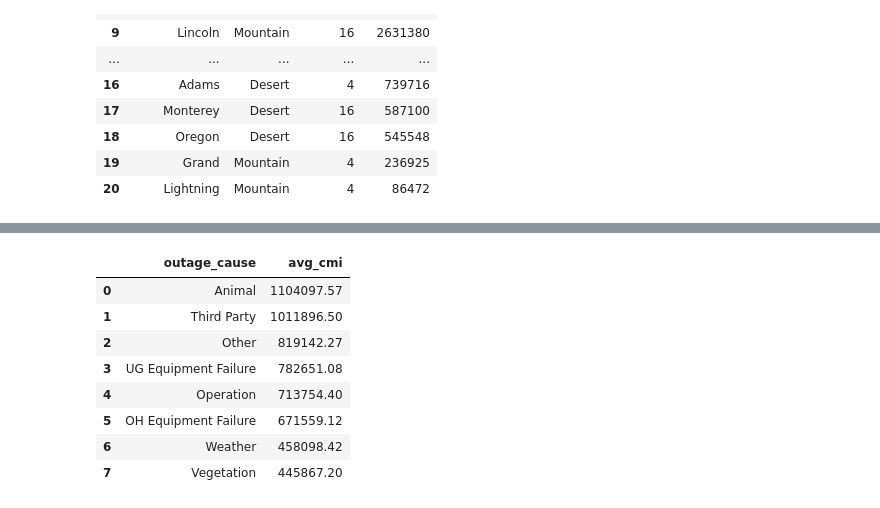
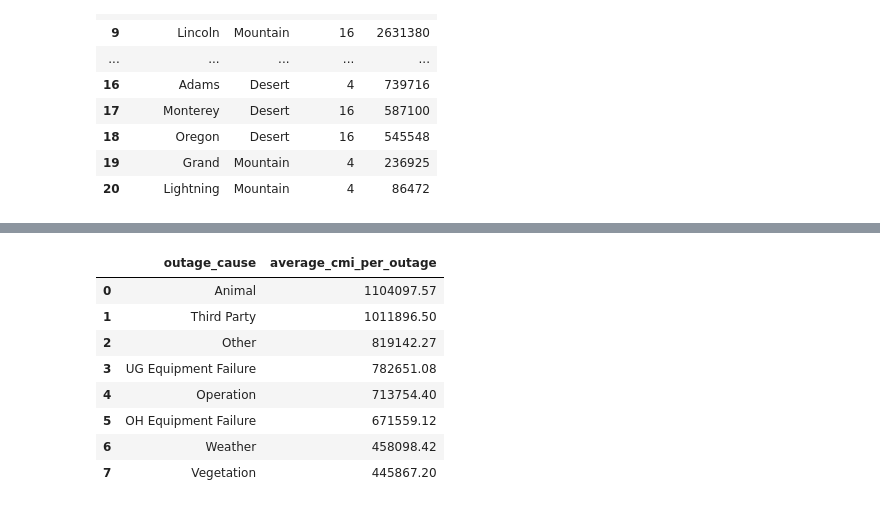
Before and after one commit to GerardoG2/ITC-2025, a Jupyter notebook: circuit-outage-analysis.ipynb, the cells around one changed output, grey strips where cells are left out. Cells and saved outputs as stored; diff of their text form; code cells hidden in the pictures.

```diff
--- a/circuit-outage-analysis.ipynb
+++ b/circuit-outage-analysis.ipynb
@@ -55,8 +55,8 @@ Index(['Circuit Number', 'Circuit Name', 'KV', 'Region', 'Customer Count',
       dtype='object')
 # %%
 df_circuit_lookup = df_circuit_lookup.rename(columns={'Circuit Number':'circuit_number', 'Circuit Name':'circuit_name', 'KV':'voltage', 'Region':'region', 'Customer Count':'customer_count',
-       'Circuit Miles':'circuit_miles', '% Overhead':'percent_overhead', '% Underground':'percent_underground', '2023 SAIDI':'avg_duration_outage_per_customer',
-       '2023 SAIFI':'outage_freq_per_365_days'})
+       'Circuit Miles':'circuit_miles', '% Overhead':'percent_overhead', '% Underground':'percent_underground', '2023 SAIDI':'avg_duration_of_outage_per_customer_2023',
+       '2023 SAIFI':'outage_freq_per_365_days_2023'})
 df_circuit_lookup.head()
 # %% [output]
 |  | circuit_number | circuit_name | voltage | region | customer_count | circuit_miles | percent_overhead | ... |
@@ -345,16 +380,21 @@ outage_cause_avg_duration = (
 # %%
-# Outage Cause Average CMI
+#  Average CMI per outage per outage cause
 
-duckdb.query("""
-SELECT
-    outage_cause,
-    ROUND(AVG(outage_duration * customers_affected), 2) AS avg_cmi
-FROM df
-GROUP BY outage_cause
-ORDER BY avg_cmi DESC
-""").df()
+outage_cause_avg_cmi = (
+    merged
+    .groupby('outage_cause')['cmi']
+    .mean()
+    .reset_index(name='average_cmi_per_outage')
+    .sort_values(by='average_cmi_per_outage', ascending = False)
+    .reset_index(drop=True)
+)
+
+outage_cause_avg_cmi['average_cmi_per_outage'] = (
+    outage_cause_avg_cmi['average_cmi_per_outage'].round(2)
+)
+outage_cause_avg_cmi
 # %% [output]
-|  | outage_cause | avg_cmi |
+|  | outage_cause | average_cmi_per_outage |
 | 0 | Animal | 1104097.57 |
 | 1 | Third Party | 1011896.50 |
 | 2 | Other | 819142.27 |
```
Also changed, not shown: parts of 19 cells of this notebook.
